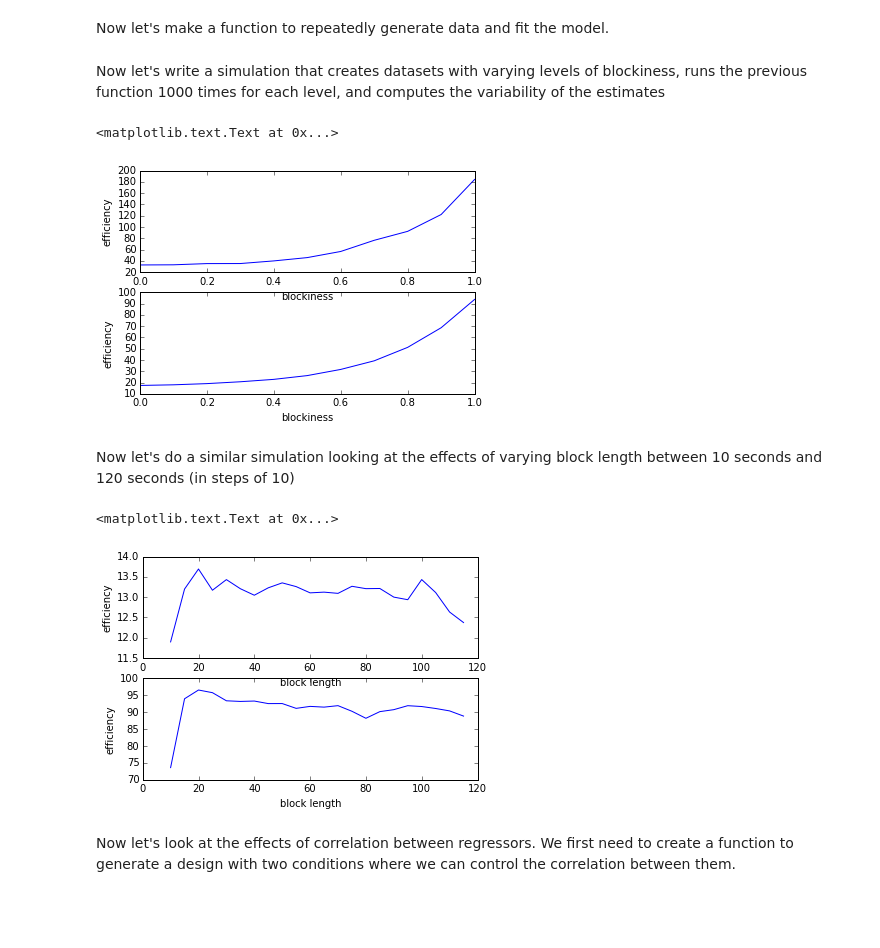
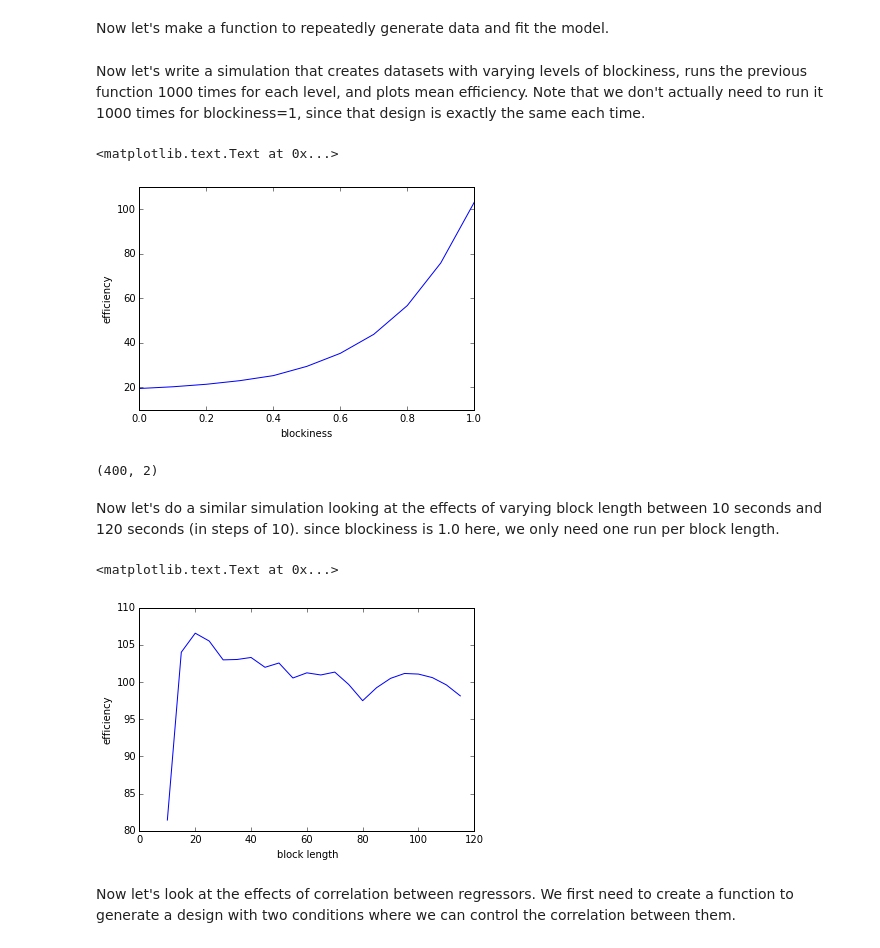
Before and after one commit to poldrack/fmri-analysis-vm, a Jupyter notebook: analysis/efficiency/DesignEfficiency.ipynb, the cells around one changed output. Cells and saved outputs as stored; diff of their text form; code cells hidden in the pictures; blank space fills up the shorter version.

```diff
--- a/analysis/efficiency/DesignEfficiency.ipynb
+++ b/analysis/efficiency/DesignEfficiency.ipynb
@@ -74,66 +64,54 @@ def generate_and_fit(X,beta=[4,10],c=[1,0]):
+# %%
+def efficiency(X,c=None):
+    if not c==None:
+        c=numpy.ones((X.shape[1]))
+    else:
+        c=numpy.array(c)
+    return 1./c.dot(numpy.linalg.inv(X.T.dot(X))).dot(c)
 # %% [markdown]
-Now let's write a simulation that creates datasets with varying levels of blockiness, runs the previous function 1000 times for each level, and computes the variability of the estimates
+Now let's write a simulation that creates datasets with varying levels of blockiness, runs the previous function 1000 times for each level, and plots mean efficiency.  Note that we don't actually need to run it 1000 times for blockiness=1, since that design is exactly the same each time.
 # %%
 nruns=1000
 blockiness_vals=numpy.arange(0,1.1,0.1)
-stdvals_blockiness=numpy.zeros((2,len(blockiness_vals)))
-meansigmahat_blockiness=numpy.zeros(len(blockiness_vals))
+meaneff_blockiness=numpy.zeros(len(blockiness_vals))
 
 for b in range(len(blockiness_vals)):
-    beta_hats=numpy.zeros((2,nruns))
-    sigma_hats=numpy.zeros(nruns)
-
+    eff=numpy.zeros(nruns)
     for i in range(nruns):
         d_sim,design_sim=create_design_singlecondition(blockiness=blockiness_vals[b])
         regressor_sim,_=compute_regressor(design_sim,'spm',numpy.arange(0,len(d_sim)))
         X=numpy.vstack((regressor_sim.T,numpy.ones(y.shape))).T
-        beta_hats[:,i],sigma_hats[i]=generate_and_fit(X)
-    stdvals_blockiness[:,b]=numpy.var(beta_hats,1)
-    meansigmahat_blockiness[b]=numpy.mean(sigma_hats)
+        eff[i]=efficiency(X,c=[1,0])
+    meaneff_blockiness[b]=numpy.mean(eff)
 # %%
-plt.subplot(211)
-plt.plot(blockiness_vals,1./stdvals_blockiness[0,:])
+plt.plot(blockiness_vals,meaneff_blockiness)
 plt.xlabel('blockiness')
 plt.ylabel('efficiency')
-
-plt.subplot(212)
-plt.plot(blockiness_vals,1./meansigmahat_blockiness)
-plt.xlabel('blockiness')
-plt.ylabel('efficiency')
 # %% [output]
 <matplotlib.text.Text at 0x...>
-[figure, old version]
+[figure, new version]
+# %%
+X.shape
+# %% [output]
+(400, 2)
 # %% [markdown]
-Now let's do a similar simulation looking at the effects of varying block length between 10 seconds and 120 seconds (in steps of 10)
+Now let's do a similar simulation looking at the effects of varying block length between 10 seconds and 120 seconds (in steps of 10).  since blockiness is 1.0 here, we only need one run per block length.
 # %%
-nruns=1000
 blocklenvals=numpy.arange(10,120,5)
-stdvals_blocklen=numpy.zeros((2,len(blocklenvals)))
-meansigmahat_blocklen=numpy.zeros(len(blocklenvals))
+meaneff_blocklen=numpy.zeros(len(blocklenvals))
 
 for b in range(len(blocklenvals)):
-    beta_hats=numpy.zeros((2,nruns))
-    sigma_hats=numpy.zeros(nruns)
-    for i in range(nruns):
         d_sim,design_sim=create_design_singlecondition(blocklength=blocklenvals[b],blockiness=1.)
         regressor_sim,_=compute_regressor(design_sim,'spm',numpy.arange(0,len(d_sim)))
         X=numpy.vstack((regressor_sim.T,numpy.ones(y.shape))).T
-        beta_hats[:,i],sigma_hats[i]=generate_and_fit(X)
-    stdvals_blocklen[:,b]=numpy.std(beta_hats,1)
-    meansigmahat_blocklen[b]=numpy.mean(sigma_hats)
+        meaneff_blocklen[b]=efficiency(X,c=[1,0])
 # %%
-plt.subplot(211)
-plt.plot(blocklenvals,1./stdvals_blocklen[0,:])
+plt.plot(blocklenvals,meaneff_blocklen)
 plt.xlabel('block length')
 plt.ylabel('efficiency')
-
-plt.subplot(212)
-plt.plot(blocklenvals,1./meansigmahat_blocklen)
-plt.xlabel('block length')
-plt.ylabel('efficiency')
 # %% [output]
 <matplotlib.text.Text at 0x...>
-[figure, old version]
+[figure, new version]
 # %% [markdown]
 Now let's look at the effects of correlation between regressors. We first need to create a function to generate a design with two conditions where we can control the correlation between them.
 # %%
```
Also changed, not shown: parts of 6 cells of this notebook, 1 other file.
